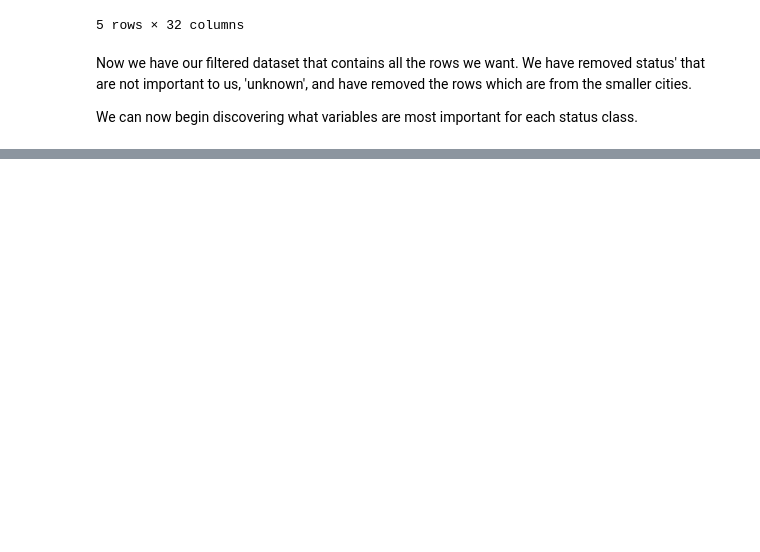
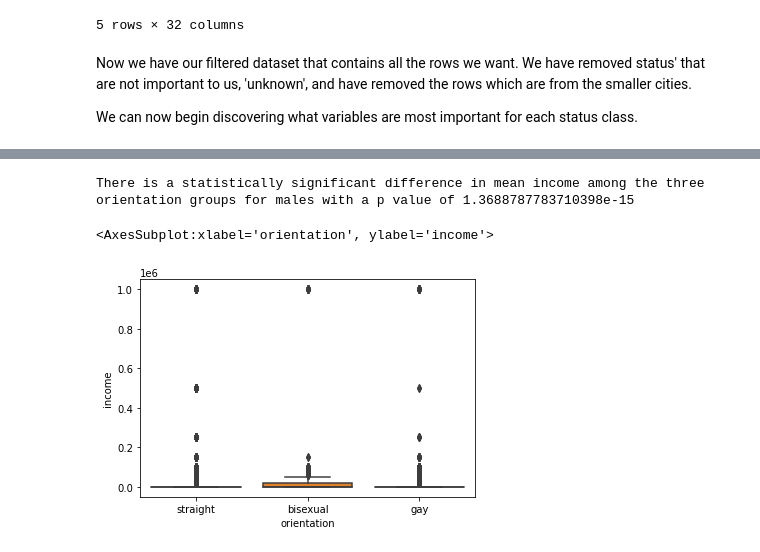
Before and after one commit to brianellis1997/DateAScientist, a Jupyter notebook: date-a-scientist.ipynb, the cells around one changed output, grey strips where cells are left out. Cells and saved outputs as stored; diff of their text form; code cells hidden in the pictures; blank space fills up the shorter version.

Commit message:
orientation

```diff
--- a/date-a-scientist.ipynb
+++ b/date-a-scientist.ipynb
@@ -501,0 +514,31 @@ We can now begin discovering what variables are most important for each status c
+# %%
+# Testing to see if there is statistical significance between income and sexual orientation between males
+
+import scipy.stats as stats
+
+male_data = top_cities[top_cities['sex'] == 'm']
+
+bisexual_males = male_data[male_data['orientation'] == 'bisexual']
+gay_males = male_data[male_data['orientation'] == 'gay']
+straight_males = male_data[male_data['orientation'] == 'straight']
+
+# Perform one-way ANOVA
+f_statistic, p_value = stats.f_oneway(
+    bisexual_males['income'],
+    gay_males['income'],
+    straight_males['income']
+)
+
+alpha = 0.05  # significance level
+
+if p_value < alpha:
+    print(f"There is a statistically significant difference in mean income among the three orientation groups for males with a p value of {p_value}")
+else:
+    print(f"There is no statistically significant difference in mean income among the three orientation groups for males with a p value of {p_value}")
+# %% [output]
+There is a statistically significant difference in mean income among the three orientation groups for males with a p value of 1.3688787783710398e-15
+# %%
+sns.boxplot(male_data['orientation'], male_data['income'])
+# %% [output]
+<AxesSubplot:xlabel='orientation', ylabel='income'>
+[figure, added]
```
Also changed, not shown: parts of 10 cells of this notebook.
